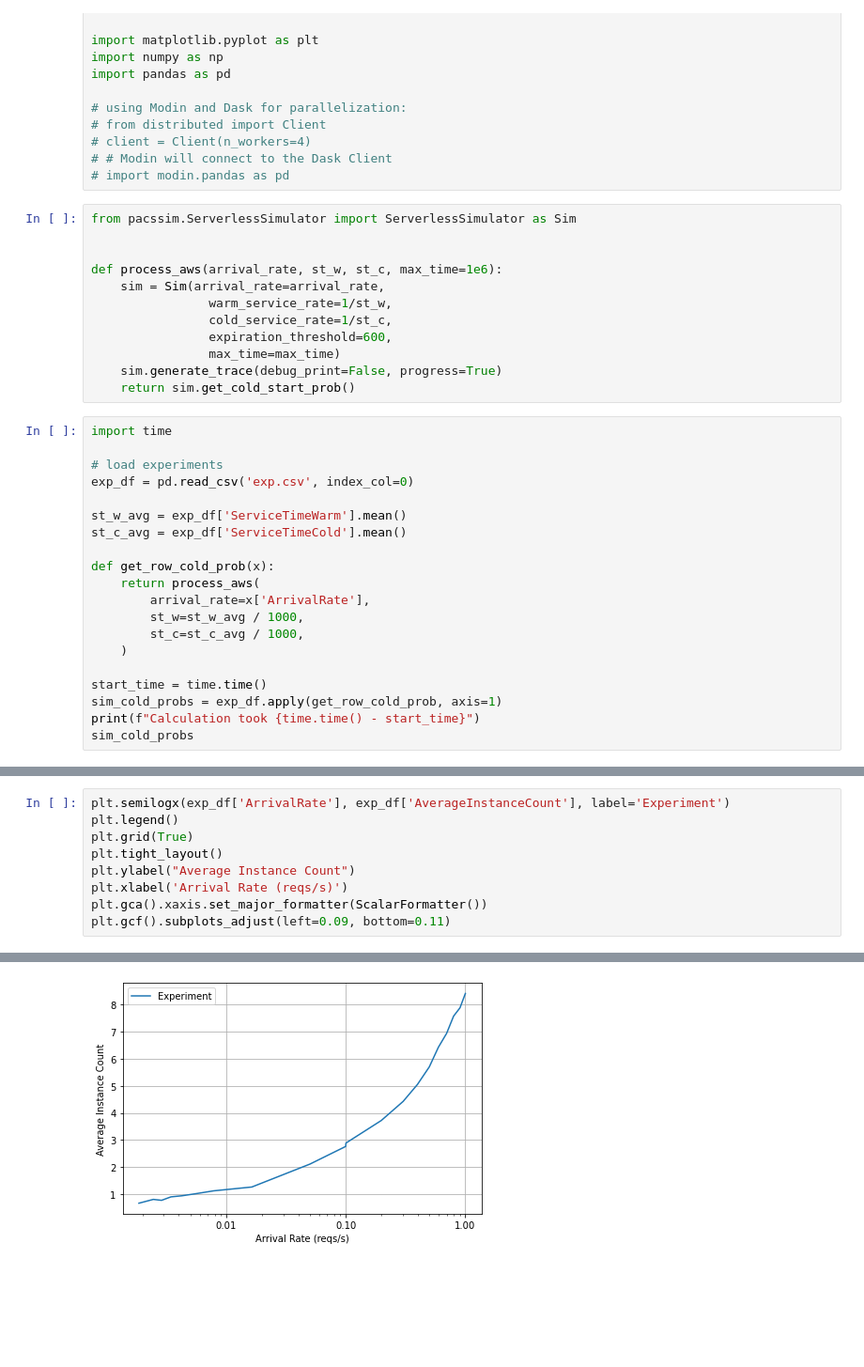
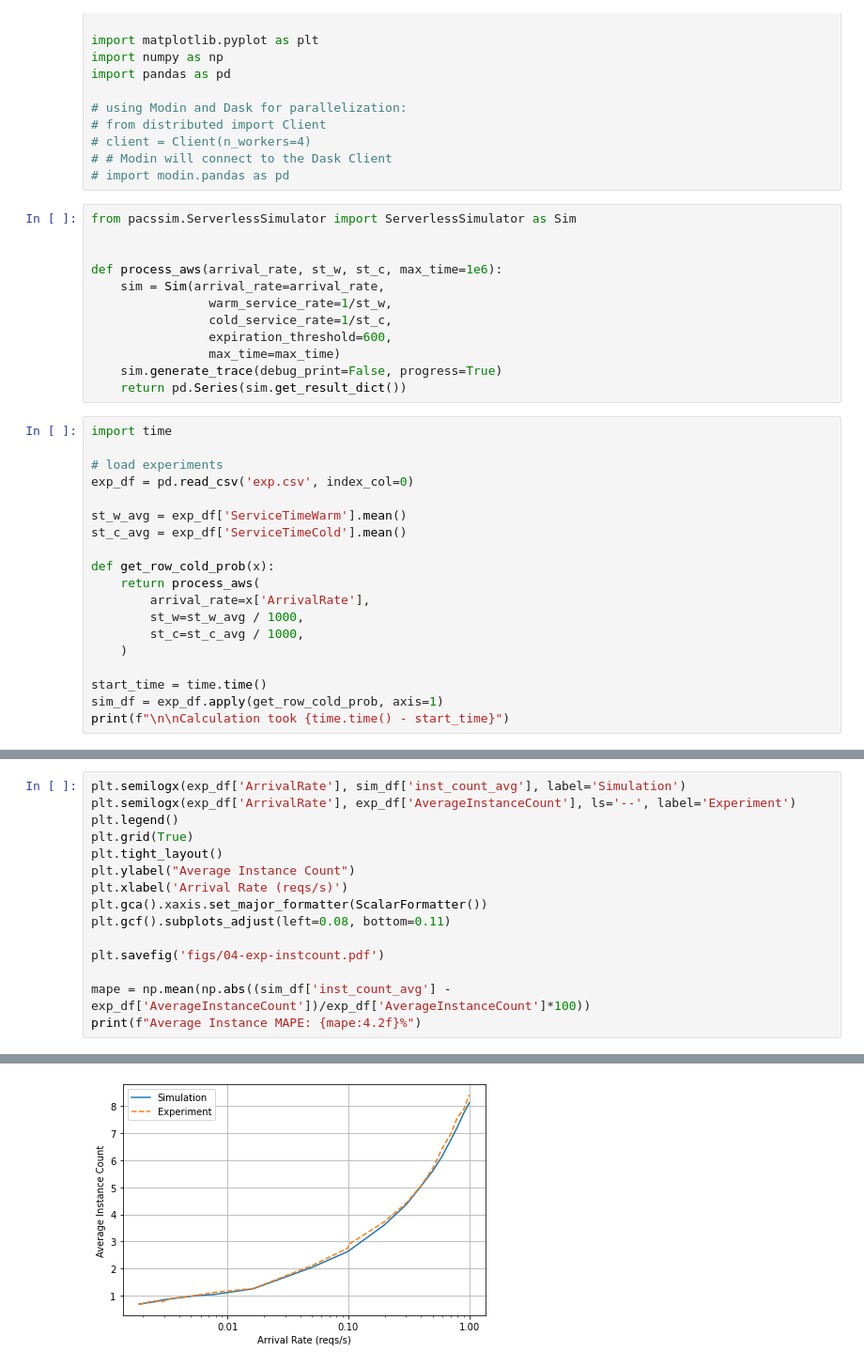
Before and after one commit to pacslab/simfaas, a Jupyter notebook: examples/04-Experiment-Comparison.ipynb, the cells around one changed output, grey strips where cells are left out. Shown at 94% size. Drawn from its saved outputs; the diff is of its cells as text; blank space fills up the shorter version.

Commit message:
added better comparison with experimentations

```diff
--- a/examples/04-Experiment-Comparison.ipynb
+++ b/examples/04-Experiment-Comparison.ipynb
@@ -28,7 +28,7 @@ def process_aws(arrival_rate, st_w, st_c, max_time=1e6):
                 expiration_threshold=600,
                 max_time=max_time)
     sim.generate_trace(debug_print=False, progress=True)
-    return sim.get_cold_start_prob()
+    return pd.Series(sim.get_result_dict())
 # %%
 import time
 
@@ -46,7 +46,6 @@ def get_row_cold_prob(x):
     )
 
 start_time = time.time()
-sim_cold_probs = exp_df.apply(get_row_cold_prob, axis=1)
-print(f"Calculation took {time.time() - start_time}")
-sim_cold_probs
+sim_df = exp_df.apply(get_row_cold_prob, axis=1)
+print(f"\n\nCalculation took {time.time() - start_time}")
 # %% [output]
@@ -92,10 +95,16 @@ Cold Start Standard Error (SE): 10.14%
 # %%
-plt.semilogx(exp_df['ArrivalRate'], exp_df['AverageInstanceCount'], label='Experiment')
+plt.semilogx(exp_df['ArrivalRate'], sim_df['inst_count_avg'], label='Simulation')
+plt.semilogx(exp_df['ArrivalRate'], exp_df['AverageInstanceCount'], ls='--', label='Experiment')
 plt.legend()
 plt.grid(True)
 plt.tight_layout()
 plt.ylabel("Average Instance Count")
 plt.xlabel('Arrival Rate (reqs/s)')
 plt.gca().xaxis.set_major_formatter(ScalarFormatter())
-plt.gcf().subplots_adjust(left=0.09, bottom=0.11)
+plt.gcf().subplots_adjust(left=0.08, bottom=0.11)
+
+plt.savefig('figs/04-exp-instcount.pdf')
+
+mape = np.mean(np.abs((sim_df['inst_count_avg'] - exp_df['AverageInstanceCount'])/exp_df['AverageInstanceCount']*100))
+print(f"Average Instance MAPE: {mape:4.2f}%")
 # %% [output]
@@ -102 +112 @@ plt.gcf().subplots_adjust(left=0.09, bottom=0.11)
-[figure, old version]
+[figure, new version]
```
Also changed, not shown: parts of 6 cells of this notebook, 2 other files.
